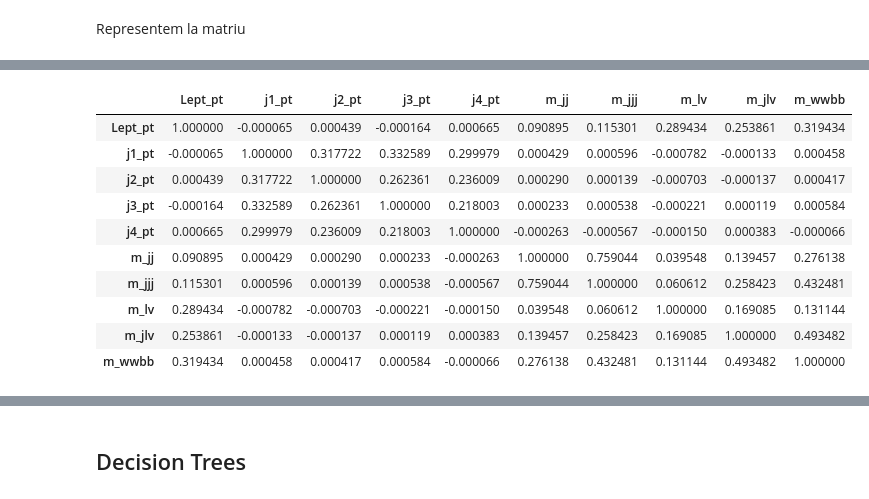
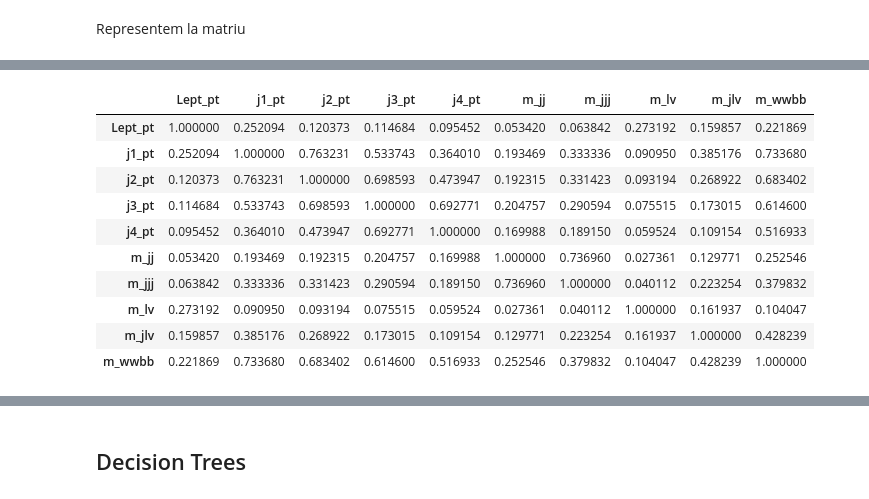
Before and after one commit to AlexPG1/TFG_MLenHEP, a Jupyter notebook: PrimeraSessió.ipynb, the cells around one changed output, grey strips where cells are left out. Saved outputs shown, nothing was run; the diff lists cells and outputs as text; code cells hidden in the pictures.

```diff
--- a/PrimeraSessió.ipynb
+++ b/PrimeraSessió.ipynb
@@ -83,3 +103,17 @@ Preprocesem les dades: seleccionem solament signal (`# label == 1`) i variables
 milTrSignal = miltr.loc[miltr.index == 1]
 milTrSignal = miltr.loc[:,["# label","f6","f10","f14","f18","f21","f22","f23","f24","f25"]]
 milTrSignal.columns = ["Lept_pt","j1_pt","j2_pt","j3_pt","j4_pt","m_jj","m_jjj","m_lv","m_jlv","m_wwbb"]
+
+milTrBack = miltr.loc[miltr.index == 0]
+milTrBack = miltr.loc[:,["# label","f6","f10","f14","f18","f21","f22","f23","f24","f25"]]
+milTrBack.columns = ["Lept_pt","j1_pt","j2_pt","j3_pt","j4_pt","m_jj","m_jjj","m_lv","m_jlv","m_wwbb"]
+
+allTrSignal = alltr.loc[alltr["# label"] == 1]
+allTrSignal = alltr.iloc[:,[1,7,11,15,19,23,24,25,26,27,28]]
+allTrSignal.columns = ["Lept_pt","j1_pt","j2_pt","j3_pt","j4_pt","m_jj","m_jjj","m_lv","m_jlv","m_wwbb","mass"]
+
+Tr500Signal = allTrSignal.loc[allTrSignal["mass"] <= 500]
+Tr750Signal = allTrSignal.loc[allTrSignal["mass"] == 750]
+Tr1000Signal = allTrSignal.loc[allTrSignal["mass"] == 1000]
+Tr1250Signal = allTrSignal.loc[allTrSignal["mass"] == 1250]
+Tr1500Signal = allTrSignal.loc[allTrSignal["mass"] == 1500]
@@ -87,14 +123,17 @@ milTrSignal.columns = ["Lept_pt","j1_pt","j2_pt","j3_pt","j4_pt","m_jj","m_jjj",
 Representem la matriu
 # %%
 import matplotlib.pyplot as plt
+
+dataframe = Tr750Signal
+dataframe = dataframe.iloc[:,0:10]
 
 # plt.matshow(milTrSignal.corr())
 # plt.show()
 f = plt.figure(figsize=(10, 10))
-plt.matshow(milTrSignal.corr(), fignum=f.number)
+plt.matshow(dataframe.corr(), fignum=f.number)
 
-plt.xticks(range(milTrSignal.select_dtypes(['number']).shape[1]), milTrSignal.select_dtypes(['number']).columns, fontsize=14, rotation=45)
-plt.yticks(range(milTrSignal.select_dtypes(['number']).shape[1]), milTrSignal.select_dtypes(['number']).columns, fontsize=14)
+plt.xticks(range(dataframe.select_dtypes(['number']).shape[1]), dataframe.select_dtypes(['number']).columns, fontsize=14, rotation=45)
+plt.yticks(range(dataframe.select_dtypes(['number']).shape[1]), dataframe.select_dtypes(['number']).columns, fontsize=14)
 
 # ax=plt.gca() #get the current axes
 # PCM=ax.get_children()[2]
@@ -107,16 +146,15 @@ plt.title('Correlation Matrix', fontsize=16);
 # %%
-df = pd.DataFrame(milTrSignal)
-corr = milTrSignal.corr()
+corr = dataframe.corr()
 corr.style.background_gradient(cmap='coolwarm')
 # %% [output]
 |  | Lept_pt | j1_pt | j2_pt | j3_pt | j4_pt | m_jj | m_jjj | m_lv | m_jlv | m_wwbb |
-| Lept_pt | 1.000000 | -0.000065 | 0.000439 | -0.000164 | 0.000665 | 0.090895 | 0.115301 | 0.289434 | 0.253861 | 0.319434 |
-| j1_pt | -0.000065 | 1.000000 | 0.317722 | 0.332589 | 0.299979 | 0.000429 | 0.000596 | -0.000782 | -0.000133 | 0.000458 |
-| j2_pt | 0.000439 | 0.317722 | 1.000000 | 0.262361 | 0.236009 | 0.000290 | 0.000139 | -0.000703 | -0.000137 | 0.000417 |
-| j3_pt | -0.000164 | 0.332589 | 0.262361 | 1.000000 | 0.218003 | 0.000233 | 0.000538 | -0.000221 | 0.000119 | 0.000584 |
-| j4_pt | 0.000665 | 0.299979 | 0.236009 | 0.218003 | 1.000000 | -0.000263 | -0.000567 | -0.000150 | 0.000383 | -0.000066 |
-| m_jj | 0.090895 | 0.000429 | 0.000290 | 0.000233 | -0.000263 | 1.000000 | 0.759044 | 0.039548 | 0.139457 | 0.276138 |
-| m_jjj | 0.115301 | 0.000596 | 0.000139 | 0.000538 | -0.000567 | 0.759044 | 1.000000 | 0.060612 | 0.258423 | 0.432481 |
-| m_lv | 0.289434 | -0.000782 | -0.000703 | -0.000221 | -0.000150 | 0.039548 | 0.060612 | 1.000000 | 0.169085 | 0.131144 |
-| m_jlv | 0.253861 | -0.000133 | -0.000137 | 0.000119 | 0.000383 | 0.139457 | 0.258423 | 0.169085 | 1.000000 | 0.493482 |
-| m_wwbb | 0.319434 | 0.000458 | 0.000417 | 0.000584 | -0.000066 | 0.276138 | 0.432481 | 0.131144 | 0.493482 | 1.000000 |
+| Lept_pt | 1.000000 | 0.252094 | 0.120373 | 0.114684 | 0.095452 | 0.053420 | 0.063842 | 0.273192 | 0.159857 | 0.221869 |
+| j1_pt | 0.252094 | 1.000000 | 0.763231 | 0.533743 | 0.364010 | 0.193469 | 0.333336 | 0.090950 | 0.385176 | 0.733680 |
+| j2_pt | 0.120373 | 0.763231 | 1.000000 | 0.698593 | 0.473947 | 0.192315 | 0.331423 | 0.093194 | 0.268922 | 0.683402 |
+| j3_pt | 0.114684 | 0.533743 | 0.698593 | 1.000000 | 0.692771 | 0.204757 | 0.290594 | 0.075515 | 0.173015 | 0.614600 |
+| j4_pt | 0.095452 | 0.364010 | 0.473947 | 0.692771 | 1.000000 | 0.169988 | 0.189150 | 0.059524 | 0.109154 | 0.516933 |
+| m_jj | 0.053420 | 0.193469 | 0.192315 | 0.204757 | 0.169988 | 1.000000 | 0.736960 | 0.027361 | 0.129771 | 0.252546 |
+| m_jjj | 0.063842 | 0.333336 | 0.331423 | 0.290594 | 0.189150 | 0.736960 | 1.000000 | 0.040112 | 0.223254 | 0.379832 |
+| m_lv | 0.273192 | 0.090950 | 0.093194 | 0.075515 | 0.059524 | 0.027361 | 0.040112 | 1.000000 | 0.161937 | 0.104047 |
+| m_jlv | 0.159857 | 0.385176 | 0.268922 | 0.173015 | 0.109154 | 0.129771 | 0.223254 | 0.161937 | 1.000000 | 0.428239 |
+| m_wwbb | 0.221869 | 0.733680 | 0.683402 | 0.614600 | 0.516933 | 0.252546 | 0.379832 | 0.104047 | 0.428239 | 1.000000 |
```
Also changed, not shown: parts of 43 cells of this notebook.
